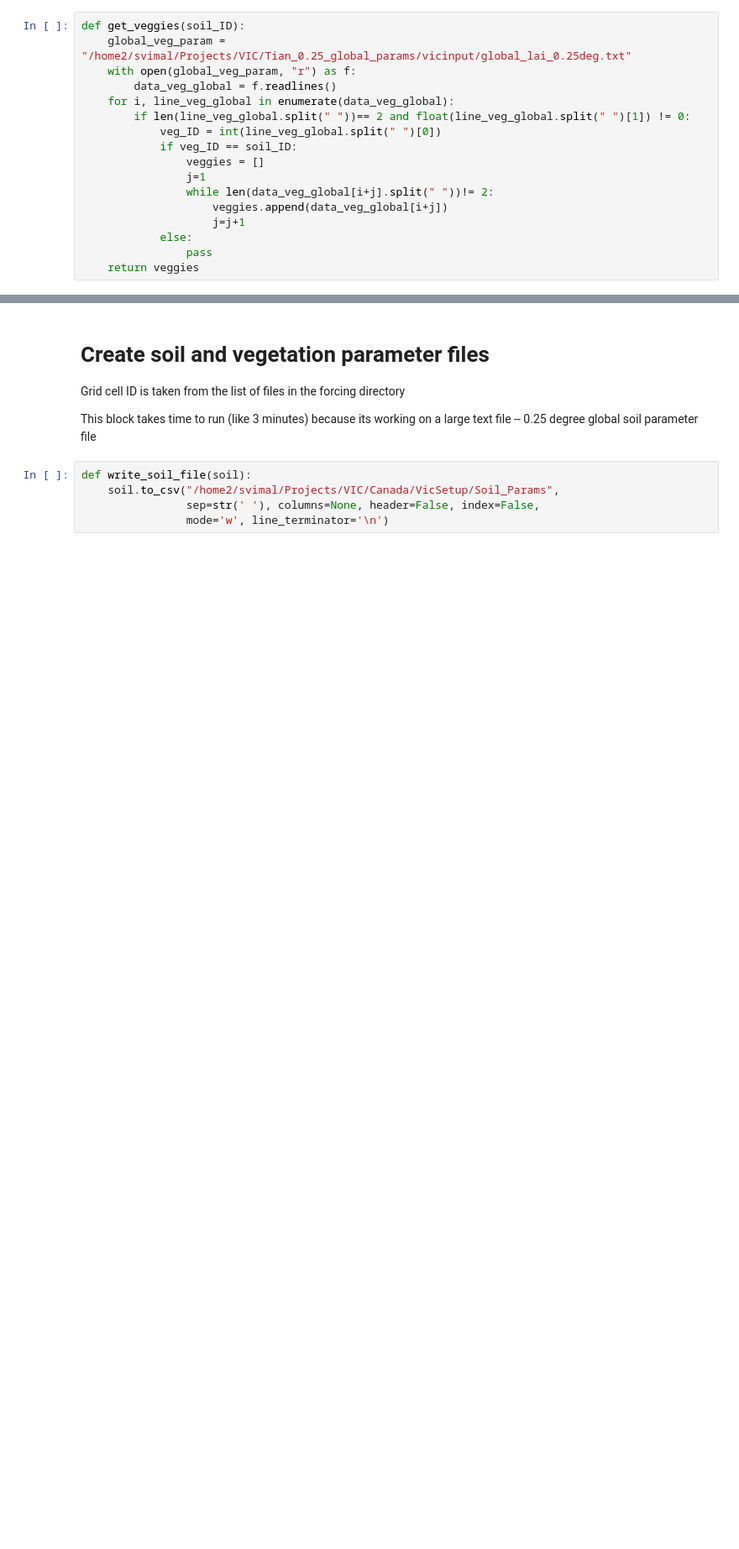
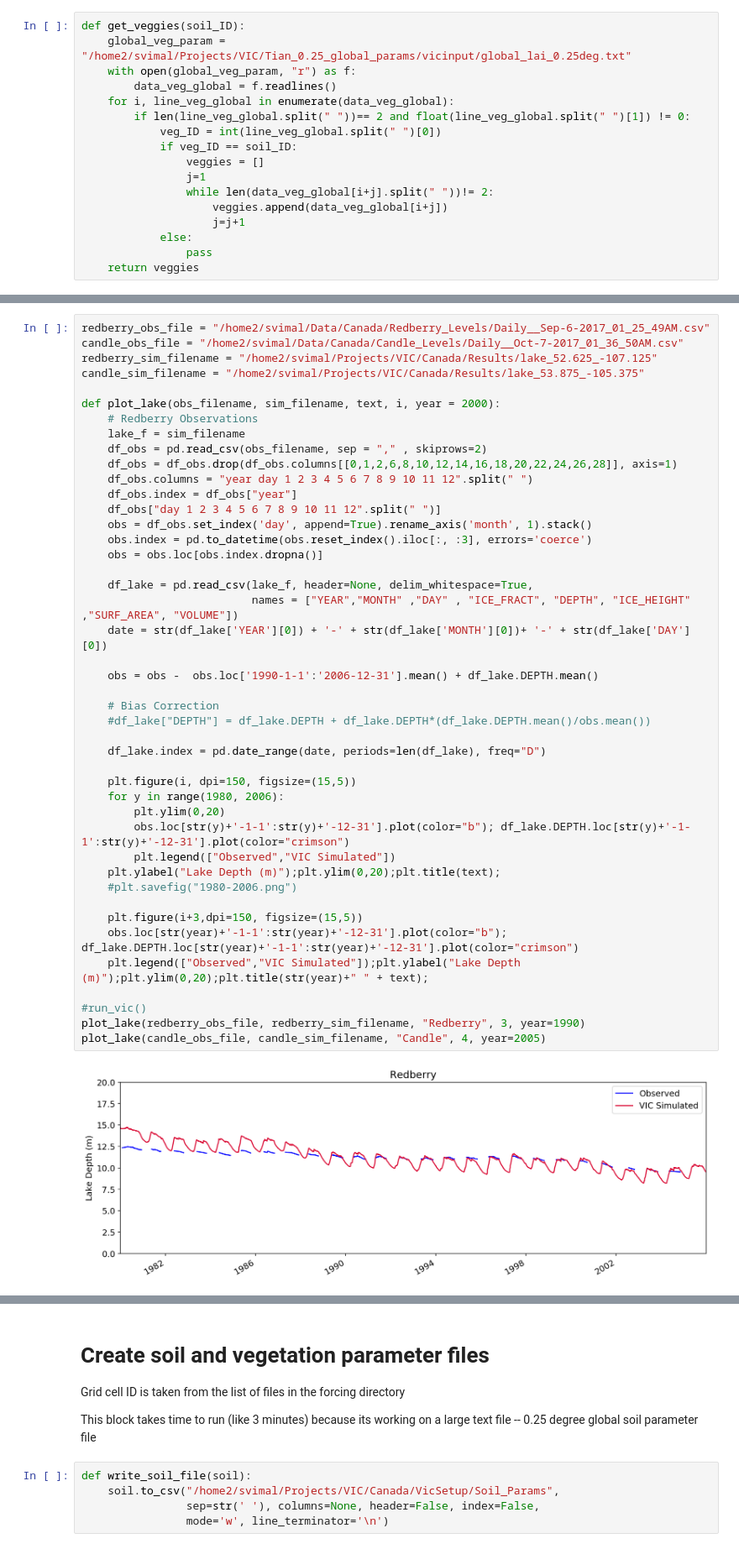
Before and after one commit to solomonvimal/UCLA-Hydro, a Jupyter notebook: ABoVE/VIC_workflow.ipynb, the cells around one changed output, grey strips where cells are left out. Shown at 84% size. Saved outputs shown, nothing was run; the diff lists cells and outputs as text; blank space fills up the shorter version.

```diff
--- a/ABoVE/VIC_workflow.ipynb
+++ b/ABoVE/VIC_workflow.ipynb
@@ -54,0 +56,46 @@ def run_vic(filename = "/home2/svimal/Projects/VIC/Canada/Results/lake_52.625_-1
+# %%
+redberry_obs_file = "/home2/svimal/Data/Canada/Redberry_Levels/Daily__Sep-6-2017_01_25_49AM.csv"
+candle_obs_file = "/home2/svimal/Data/Canada/Candle_Levels/Daily__Oct-7-2017_01_36_50AM.csv"
+redberry_sim_filename = "/home2/svimal/Projects/VIC/Canada/Results/lake_52.625_-107.125"
+candle_sim_filename = "/home2/svimal/Projects/VIC/Canada/Results/lake_53.875_-105.375"
+
+def plot_lake(obs_filename, sim_filename, text, i, year = 2000):
+    # Redberry Observations
+    lake_f = sim_filename
+    df_obs = pd.read_csv(obs_filename, sep = "," , skiprows=2)
+    df_obs = df_obs.drop(df_obs.columns[[0,1,2,6,8,10,12,14,16,18,20,22,24,26,28]], axis=1)
+    df_obs.columns = "year day 1 2 3 4 5 6 7 8 9 10 11 12".split(" ")
+    df_obs.index = df_obs["year"]
+    df_obs["day 1 2 3 4 5 6 7 8 9 10 11 12".split(" ")]
+    obs = df_obs.set_index('day', append=True).rename_axis('month', 1).stack()
+    obs.index = pd.to_datetime(obs.reset_index().iloc[:, :3], errors='coerce')
+    obs = obs.loc[obs.index.dropna()]
+
+    df_lake = pd.read_csv(lake_f, header=None, delim_whitespace=True,
+                          names = ["YEAR","MONTH" ,"DAY" , "ICE_FRACT", "DEPTH", "ICE_HEIGHT" ,"SURF_AREA", "VOLUME"])
+    date = str(df_lake['YEAR'][0]) + '-' + str(df_lake['MONTH'][0])+ '-' + str(df_lake['DAY'][0])
+
+    obs = obs -  obs.loc['1990-1-1':'2006-12-31'].mean() + df_lake.DEPTH.mean()
+
+    # Bias Correction
+    #df_lake["DEPTH"] = df_lake.DEPTH + df_lake.DEPTH*(df_lake.DEPTH.mean()/obs.mean())
+
+    df_lake.index = pd.date_range(date, periods=len(df_lake), freq="D")
+
+    plt.figure(i, dpi=150, figsize=(15,5))
+    for y in range(1980, 2006):
+        plt.ylim(0,20)
+        obs.loc[str(y)+'-1-1':str(y)+'-12-31'].plot(color="b"); df_lake.DEPTH.loc[str(y)+'-1-1':str(y)+'-12-31'].plot(color="crimson")
+        plt.legend(["Observed","VIC Simulated"])
+    plt.ylabel("Lake Depth (m)");plt.ylim(0,20);plt.title(text);
+    #plt.savefig("1980-2006.png")
+
+    plt.figure(i+3,dpi=150, figsize=(15,5))
+    obs.loc[str(year)+'-1-1':str(year)+'-12-31'].plot(color="b"); df_lake.DEPTH.loc[str(year)+'-1-1':str(year)+'-12-31'].plot(color="crimson")
+    plt.legend(["Observed","VIC Simulated"]);plt.ylabel("Lake Depth (m)");plt.ylim(0,20);plt.title(str(year)+" " + text);
+
+#run_vic()
+plot_lake(redberry_obs_file, redberry_sim_filename, "Redberry", 3, year=1990)
+plot_lake(candle_obs_file, candle_sim_filename, "Candle", 4, year=2005)
+# %% [output]
+[figure, added]
```
Also changed, not shown: parts of 33 cells of this notebook.
